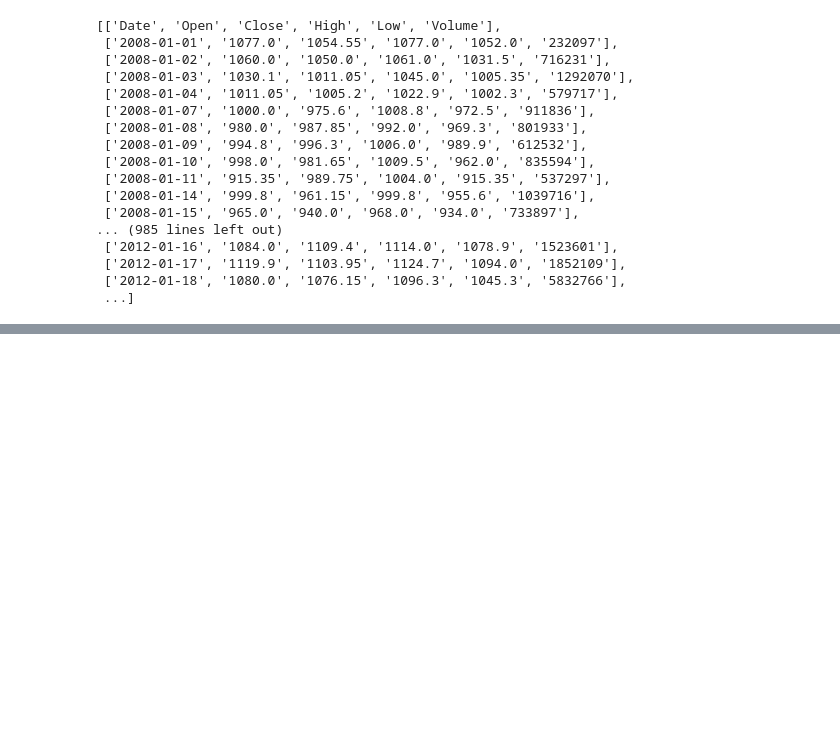
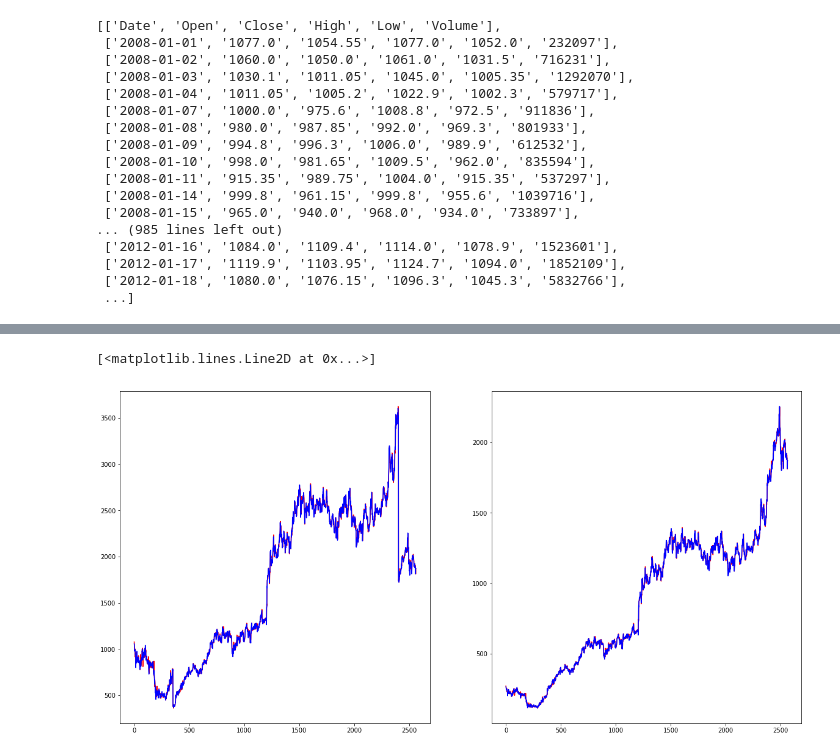
Before and after one commit to PrajwalPrashanth/DataloreLabsInternship, a Jupyter notebook: Stock price data/Untitled.ipynb, the cells around one changed output, grey strips where cells are left out. Cells and saved outputs as stored; diff of their text form; code cells hidden in the pictures; blank space fills up the shorter version.

```diff
--- a/Stock price data/Untitled.ipynb
+++ b/Stock price data/Untitled.ipynb
@@ -53,0 +118,5 @@ df
+# %%
+bonus_tcs['Ex-Bonus'] = pd.to_datetime(bonus_tcs['Ex-Bonus'], format='%d-%m-%Y')
+# %%
+bonus_tcs = bonus_tcs[bonus_tcs['Ex-Bonus']>'01-01-2008'].reset_index(drop=True)
+bonus_tcs
@@ -53,0 +127,3 @@ df
+# %%
+bonus_tcs['Factor'] = [int(i[0])+int(i[2]) for i in bonus_tcs['Ratio']]
+bonus_tcs
@@ -53,0 +134,3 @@ df
+# %%
+for i in range(len(bonus_tcs)):
+    price_df.loc[price_df['Date']<bonus_tcs['Ex-Bonus'][i],['Open','Close','High','Low']] /= bonus_tcs['Factor'][i]
@@ -53,0 +181,12 @@ df
+# %%
+plt.figure(1, figsize=(20,10))
+plt.subplot(121)
+plt.plot(temp_df['Open'].values, 'r-')
+plt.plot(temp_df['Close'].values, 'b-')
+
+plt.subplot(122)
+plt.plot(price_df['Open'].values, 'r-')
+plt.plot(price_df['Close'].values, 'b-')
+# %% [output]
+[<matplotlib.lines.Line2D at 0x...>]
+[figure, added]
```
Also changed, not shown: parts of 17 cells of this notebook, 2 other files.
